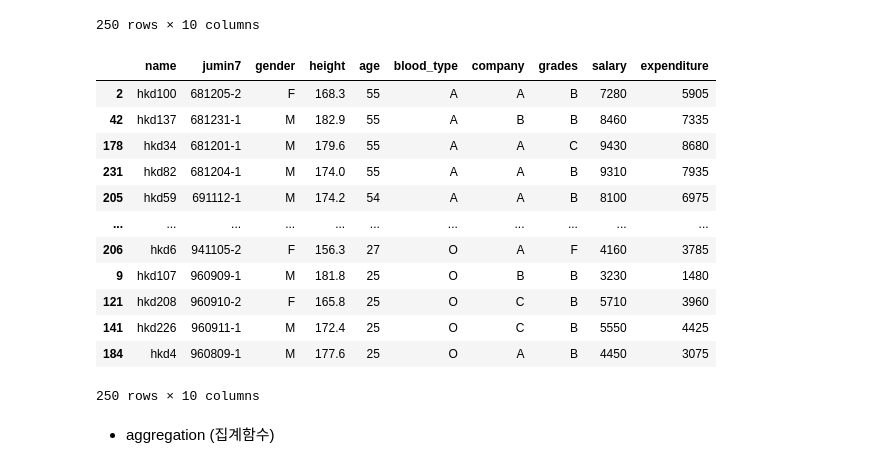
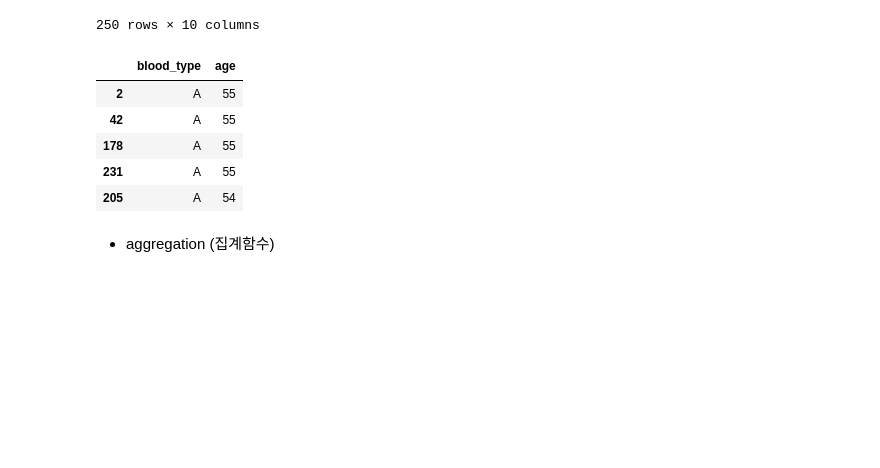
Before and after one commit to looloo404/AI-Basic, a Jupyter notebook: [WorkBook]ch1 Numpy & Pandas.ipynb, the cells around one changed output. Drawn from its saved outputs; the diff is of its cells as text; code cells hidden in the pictures; blank space fills up the shorter version.

```diff
--- a/[WorkBook]ch1 Numpy & Pandas.ipynb
+++ b/[WorkBook]ch1 Numpy & Pandas.ipynb
@@ -1477,21 +1478,14 @@ df_hk.sort_values(by = ['blood_type','age'], ascending=False)
 250 rows × 10 columns
 # %%
 # n개 column 정렬, ascending(True/False) 적용
-df_hk.sort_values(by = ['blood_type','age'], ascending=[True,False])
+df_hk[['blood_type','age']].sort_values(by = ['blood_type','age'], ascending=[True,False])[:5]
 # %% [output]
-|  | name | jumin7 | gender | height | age | blood_type | company | grades | salary | expenditure |
-| 2 | hkd100 | 681205-2 | F | 168.3 | 55 | A | A | B | 7280 | 5905 |
-| 42 | hkd137 | 681231-1 | M | 182.9 | 55 | A | B | B | 8460 | 7335 |
-| 178 | hkd34 | 681201-1 | M | 179.6 | 55 | A | A | C | 9430 | 8680 |
-| 231 | hkd82 | 681204-1 | M | 174.0 | 55 | A | A | B | 9310 | 7935 |
-| 205 | hkd59 | 691112-1 | M | 174.2 | 54 | A | A | B | 8100 | 6975 |
-| ... | ... | ... | ... | ... | ... | ... | ... | ... | ... | ... |
-| 206 | hkd6 | 941105-2 | F | 156.3 | 27 | O | A | F | 4160 | 3785 |
-| 9 | hkd107 | 960909-1 | M | 181.8 | 25 | O | B | B | 3230 | 1480 |
-| 121 | hkd208 | 960910-2 | F | 165.8 | 25 | O | C | B | 5710 | 3960 |
-| 141 | hkd226 | 960911-1 | M | 172.4 | 25 | O | C | B | 5550 | 4425 |
-| 184 | hkd4 | 960809-1 | M | 177.6 | 25 | O | A | B | 4450 | 3075 |
+|  | blood_type | age |
+| 2 | A | 55 |
+| 42 | A | 55 |
+| 178 | A | 55 |
+| 231 | A | 55 |
+| 205 | A | 54 |
-250 rows × 10 columns
 # %% [markdown]
 * aggregation (집계함수)
 # %%
```
Also changed, not shown: parts of 53 cells of this notebook, 11 other files.
